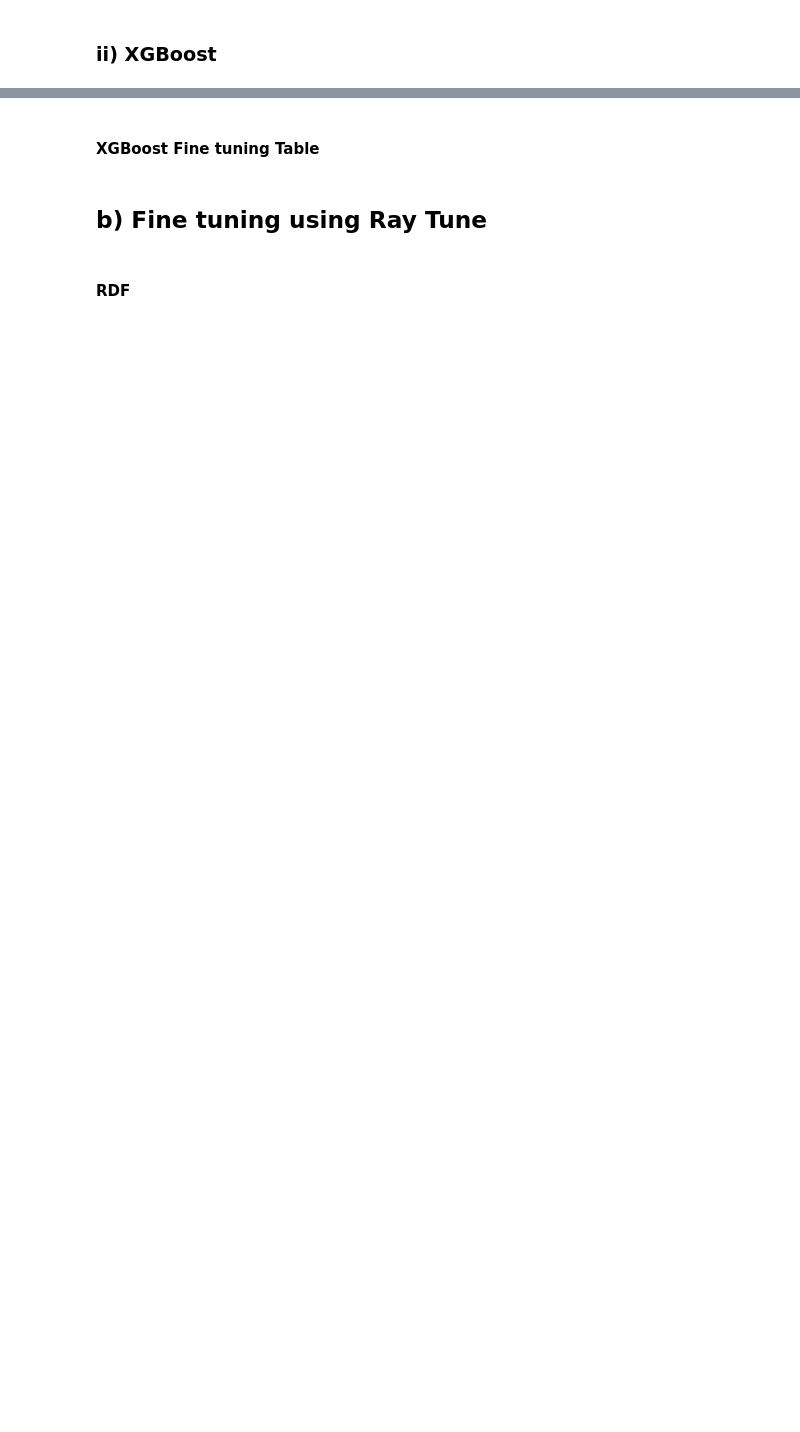
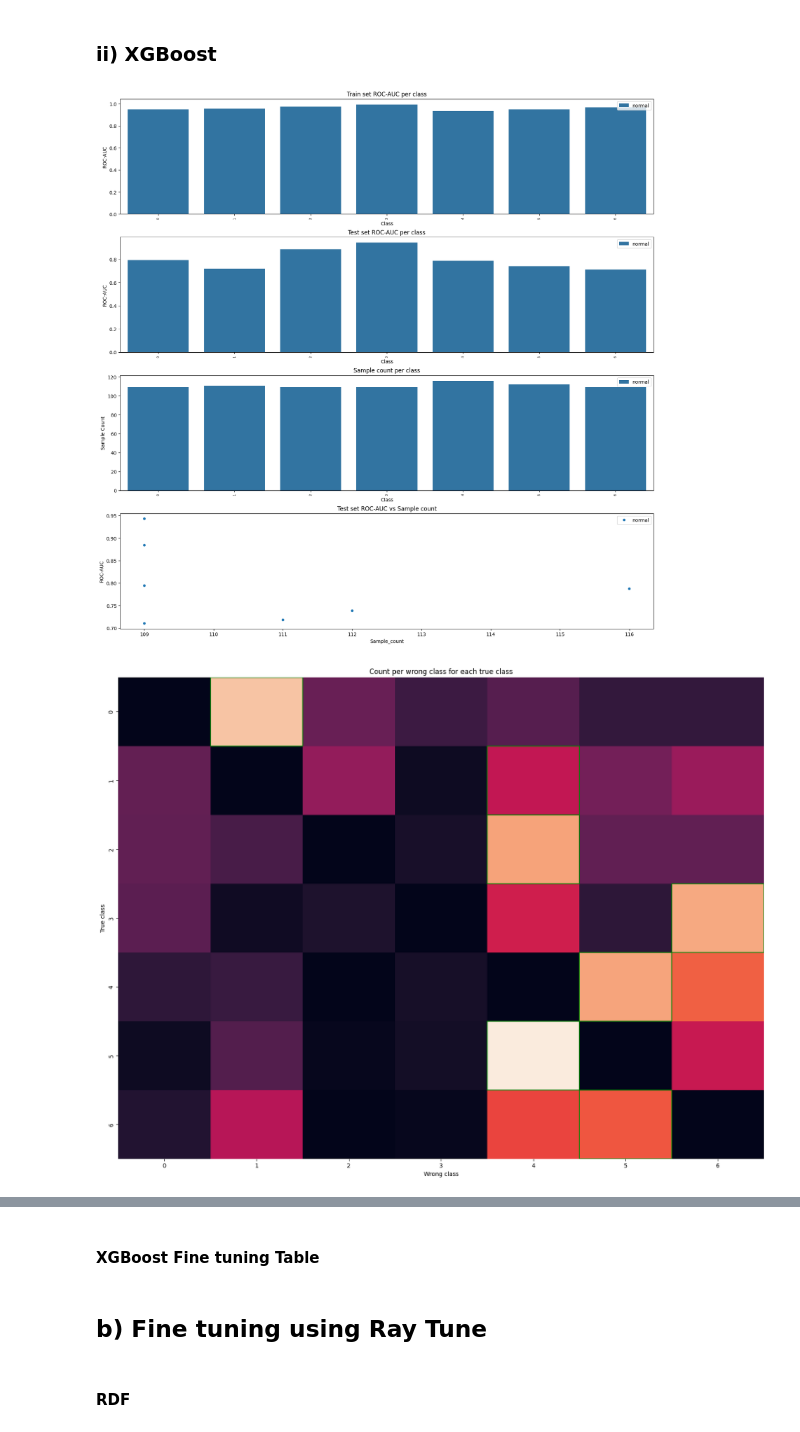
Before and after one commit to afermg/jump_attribution, a Jupyter notebook: workspace/analysis/naive_classifier_profiles.ipynb, the cells around one changed output, grey strips where cells are left out. Drawn from its saved outputs; the diff is of its cells as text; code cells hidden in the pictures; blank space fills up the shorter version.

```diff
--- a/workspace/analysis/naive_classifier_profiles.ipynb
+++ b/workspace/analysis/naive_classifier_profiles.ipynb
@@ -440,15 +411,0 @@ features_df_trt_umap = model_umap.fit_transform(features_df_trt)
-# %%
-fig, axes = plt.subplots(1, 2, figsize=(20, 8))
-sns.scatterplot(x=features_df_trt_tsne[:,0],
-                y=features_df_trt_tsne[:,1],
-                hue=metadata_df_trt["Metadata_Source"],
-                ax=axes[0],
-                palette="tab10")
-axes[0].set_title("tSNE not scaled")
-
-sns.scatterplot(x=features_df_trt_umap[:,0],
-                y=features_df_trt_umap[:,1],
-                hue=metadata_df_trt["Metadata_Source"],
-                ax=axes[1],
-                palette="tab10")
-axes[1].set_title("UMAP not scaled")
@@ -771,44 +735,47 @@ true_moa_vs_wrong_moa
 # %%
 n_splits=5
 seed = 42
 splitter_method = StratifiedGroupKFold_custom
 classifier = XGBClassifier
 classifier_params = {'device': 'cuda',
   'objective': 'multi:softprob',
   'eval_metric': 'auc',
-  'eta': 0.14117588475349357,
-  'reg_alpha': 4.9961777103941145,
-  'reg_lambda': 3.675745065227094,
-  'gamma': 0.0026994666825620253,
-  'max_depth': 3,
-  'max_leaves': 9,
-  'min_child_weight': 6.504975459260815,
+  'eta': 0.009220975613350597,
+  'reg_alpha': 2.0306587420421414,
+  'reg_lambda': 0.016003601665119382,
+  'gamma': 0.04020765654946003,
+  'max_depth': 5,
+  'max_leaves': 5,
+  'min_child_weight': 7.574433676104173,
   'n_jobs': 192,
   'random_state': 42,
-  'subsample': 0.4609490413745255,
-  'colsample_bytree': 0.736954425952966,
-  'colsample_bylevel': 0.742611548753435,
-  'colsample_bynode': 0.9996696149628017}#In case of huge imbalance. set between 1-10 is usual in case of usage
+  'subsample': 0.4971871649904771,
+  'colsample_bytree': 0.9712341267382383,
+  'colsample_bylevel': 0.9994344494972629,
+  'colsample_bynode': 0.7014104562833469}#In case of huge imbalance. set between 1-10 is usual in case of usage
 
 
 test_auc_fold, most_frequent_wrong = eval_classifier(features_df, metadata_df, n_splits, seed,
                 classifier,
                 classifier_params,
                 splitter_method,
-                drop_corr=True, # True, False
+                drop_corr=False, # True, False
                 scaler=None, #None, 'group', 'standard': Do NOT use group with StratifiedGroupKFold
                 rev_order=False,
                 roc_per_class=True,
                 group="Metadata_InChIKey") # True, False
 # eval_classifier(features_df, metadata_df, n_splits, seed,
 #                 classifier,
 #                 classifier_params,
 #                 splitter_method,
-#                 drop_corr=True, # True, False
+#                 drop_corr=False, # True, False
 #                 scaler=None, #None, 'group', 'standard': Do NOT use group with StratifiedGroupKFold
 #                 rev_order=False,
 #                 roc_per_class=False,
 #                 group="Metadata_InChIKey")
+# %% [output]
+[figure, added]
+[figure, added]
 # %%
 mask = (np.mean(test_auc_fold, axis=0) < 0.79)
 
```
Also changed, not shown: parts of 23 cells of this notebook, 4 other files.
